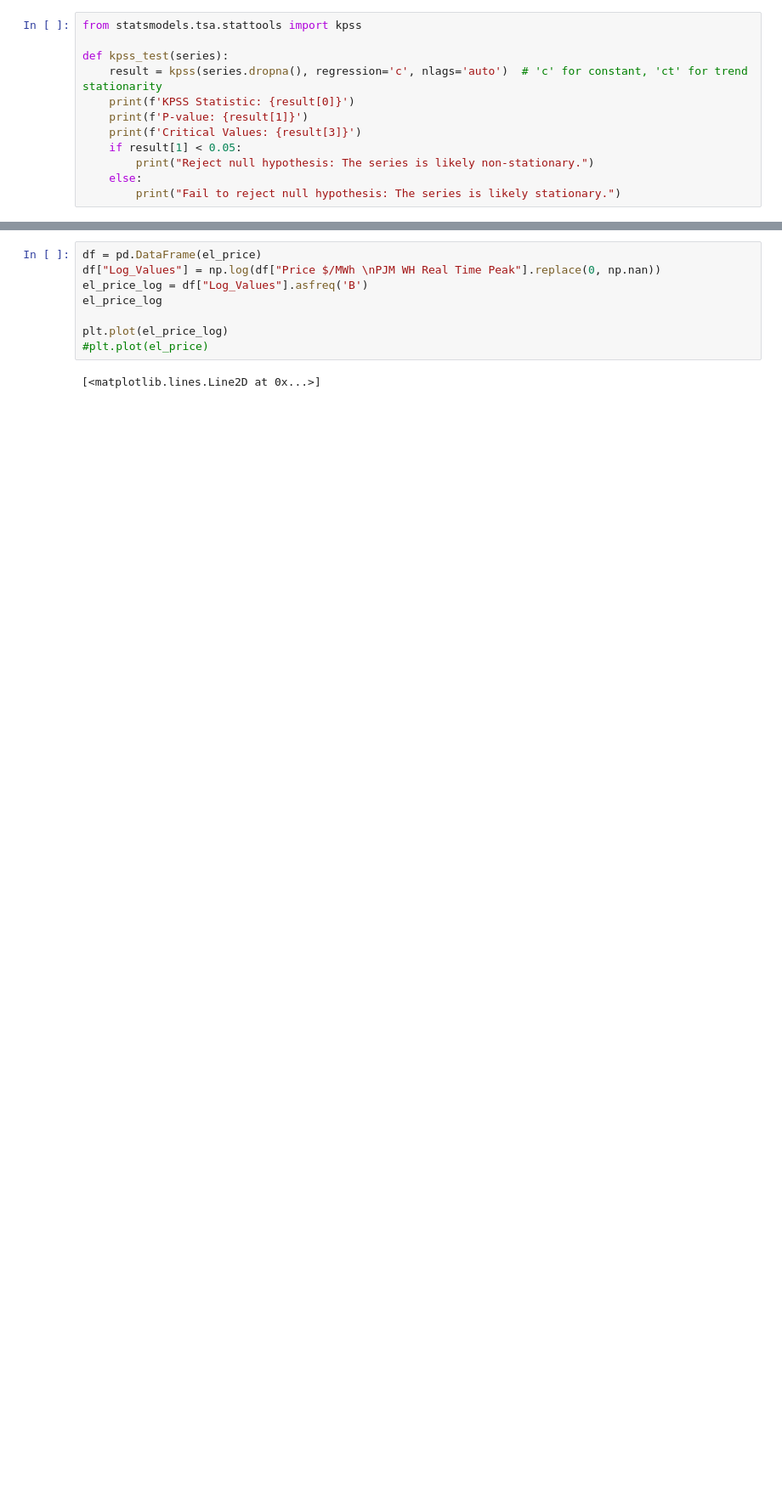
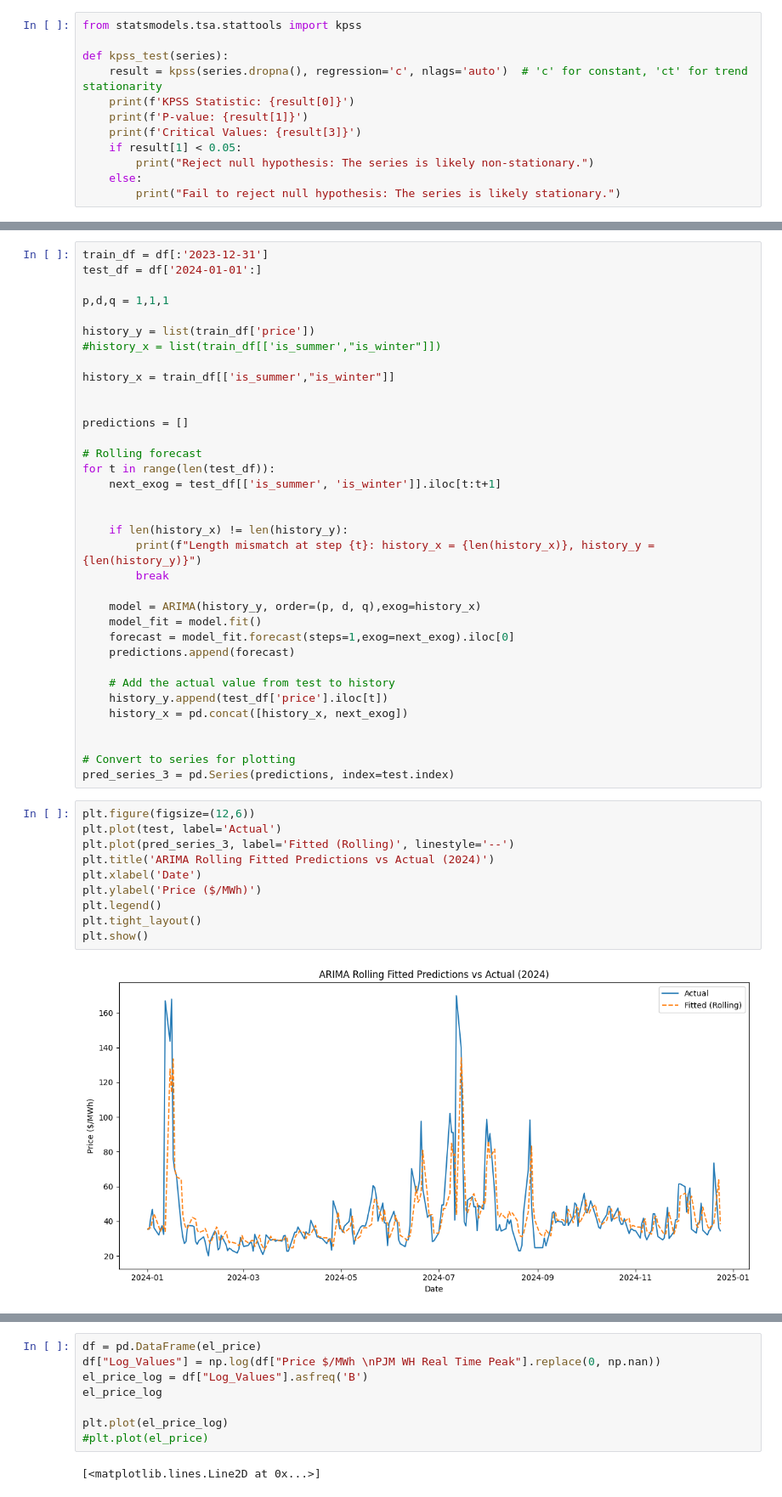
Before and after one commit to kfkhaug/TIO4317_spring25_project, a Jupyter notebook: modelling.ipynb, the cells around one changed output, grey strips where cells are left out. Shown: that part at 85% size. Drawn from its saved outputs; the diff is of its cells as text; blank space fills up the shorter version.

```diff
--- a/modelling.ipynb
+++ b/modelling.ipynb
@@ -147,0 +455,47 @@ Ser på om det er mulig å ta log-verdier.
+# %%
+train_df = df[:'2023-12-31']
+test_df = df['2024-01-01':]
+
+p,d,q = 1,1,1
+
+history_y = list(train_df['price'])
+#history_x = list(train_df[['is_summer',"is_winter"]])
+
+history_x = train_df[['is_summer',"is_winter"]]
+
+
+predictions = []
+
+# Rolling forecast
+for t in range(len(test_df)):
+    next_exog = test_df[['is_summer', 'is_winter']].iloc[t:t+1]
+
+
+    if len(history_x) != len(history_y):
+        print(f"Length mismatch at step {t}: history_x = {len(history_x)}, history_y = {len(history_y)}")
+        break
+
+    model = ARIMA(history_y, order=(p, d, q),exog=history_x)
+    model_fit = model.fit()
+    forecast = model_fit.forecast(steps=1,exog=next_exog).iloc[0]
+    predictions.append(forecast)
+
+    # Add the actual value from test to history
+    history_y.append(test_df['price'].iloc[t])
+    history_x = pd.concat([history_x, next_exog])
+
+
+# Convert to series for plotting
+pred_series_3 = pd.Series(predictions, index=test.index)
+# %%
+plt.figure(figsize=(12,6))
+plt.plot(test, label='Actual')
+plt.plot(pred_series_3, label='Fitted (Rolling)', linestyle='--')
+plt.title('ARIMA Rolling Fitted Predictions vs Actual (2024)')
+plt.xlabel('Date')
+plt.ylabel('Price ($/MWh)')
+plt.legend()
+plt.tight_layout()
+plt.show()
+# %% [output]
+[figure, added]
```
Also changed, not shown: parts of 45 cells of this notebook.
